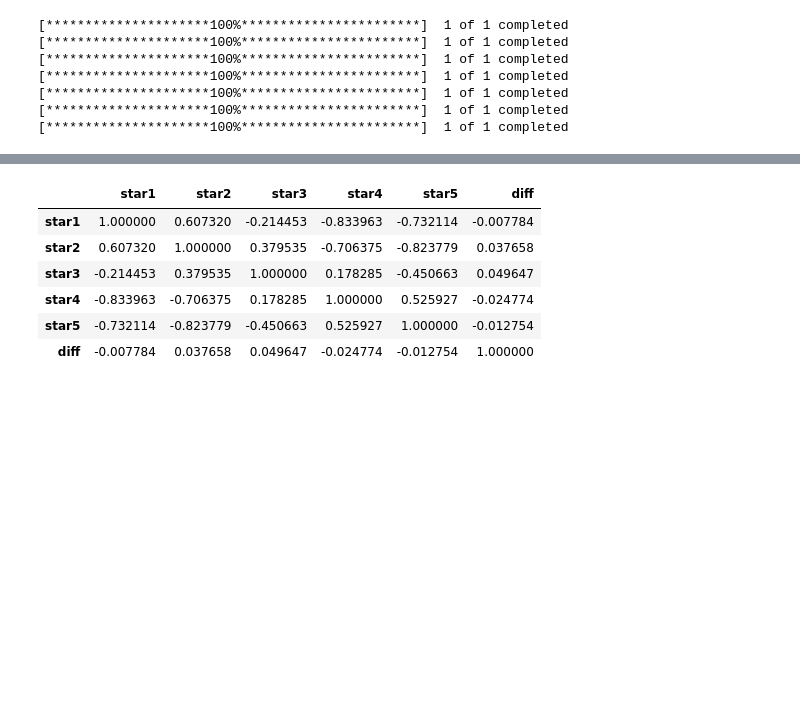
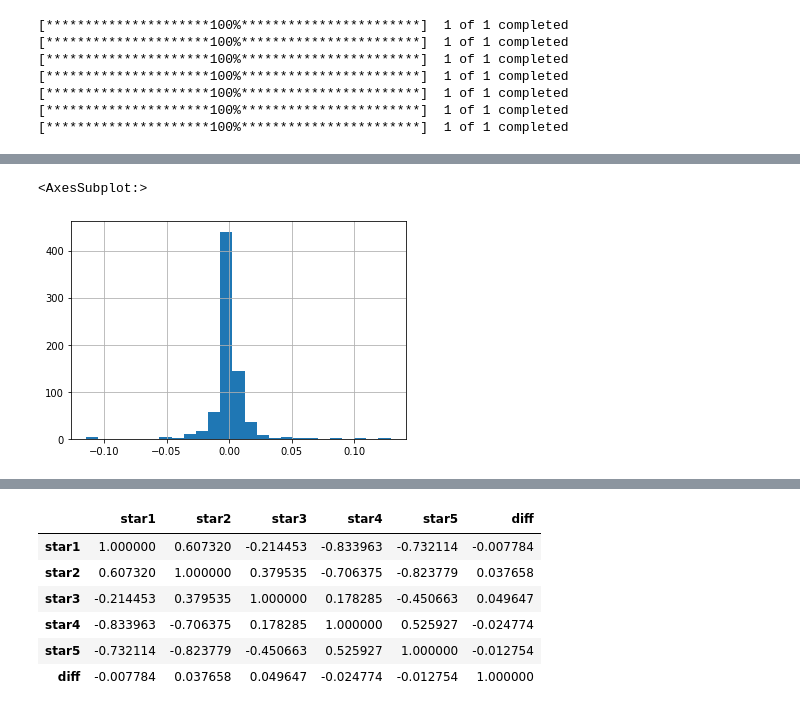
Before and after one commit to juanluisrto/stock-prediction-nlp, a Jupyter notebook: rename.ipynb, the cells around one changed output, grey strips where cells are left out. Drawn from its saved outputs; the diff is of its cells as text; code cells hidden in the pictures; blank space fills up the shorter version.

```diff
--- a/rename.ipynb
+++ b/rename.ipynb
@@ -64,0 +95,5 @@ import seaborn as sns
+# %%
+df["return"].hist(bins = 25)
+# %% [output]
+<AxesSubplot:>
+[figure, added]
```
Also changed, not shown: parts of 27 cells of this notebook, 5 other files.
